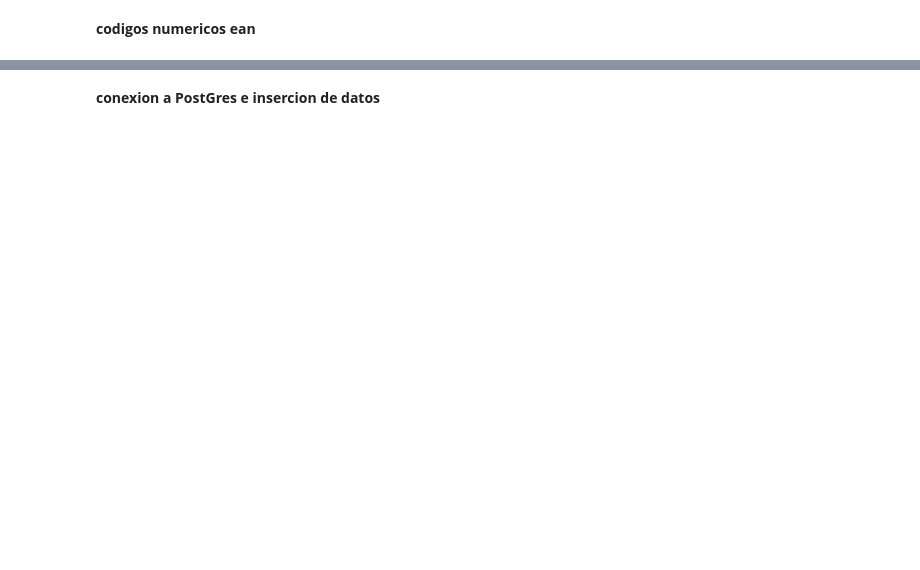
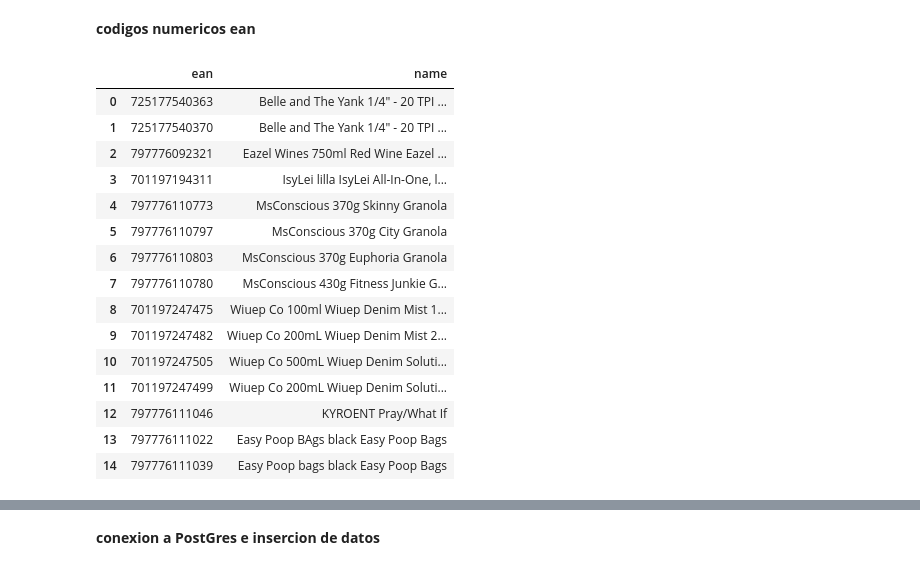
Before and after one commit to Ironhack-Data-Madrid-Enero-2021/Classroom-Materials, a Jupyter notebook: week_11/w11_d3 - ETL 3 (barcodes).ipynb, the cells around one changed output, grey strips where cells are left out. Saved outputs shown, nothing was run; the diff lists cells and outputs as text; code cells hidden in the pictures; blank space fills up the shorter version.

```diff
--- a/week_11/w11_d3 - ETL 3 (barcodes).ipynb
+++ b/week_11/w11_d3 - ETL 3 (barcodes).ipynb
@@ -11,2 +151,23 @@ Se rellena una base de datos de Postgres con datos guardados en csv.
 # %% [markdown]
 **codigos numericos ean**
+# %%
+codigo=pd.read_csv('../datasets/upc_corpus.csv')
+
+codigo.head(15)
+# %% [output]
+|  | ean | name |
+| 0 | 725177540363 | Belle and The Yank 1/4" - 20 TPI ... |
+| 1 | 725177540370 | Belle and The Yank 1/4" - 20 TPI ... |
+| 2 | 797776092321 | Eazel Wines 750ml Red Wine Eazel ... |
+| 3 | 701197194311 | IsyLei lilla IsyLei All-In-One, l... |
+| 4 | 797776110773 | MsConscious 370g Skinny Granola |
+| 5 | 797776110797 | MsConscious 370g City Granola |
+| 6 | 797776110803 | MsConscious 370g Euphoria Granola |
+| 7 | 797776110780 | MsConscious 430g Fitness Junkie G... |
+| 8 | 701197247475 | Wiuep Co 100ml Wiuep Denim Mist 1... |
+| 9 | 701197247482 | Wiuep Co 200mL Wiuep Denim Mist 2... |
+| 10 | 701197247505 | Wiuep Co 500mL Wiuep Denim Soluti... |
+| 11 | 701197247499 | Wiuep Co 200mL Wiuep Denim Soluti... |
+| 12 | 797776111046 | KYROENT Pray/What If |
+| 13 | 797776111022 | Easy Poop BAgs black Easy Poop Bags |
+| 14 | 797776111039 | Easy Poop bags black Easy Poop Bags |
```
Also changed, not shown: parts of 26 cells of this notebook, 21 other files.
